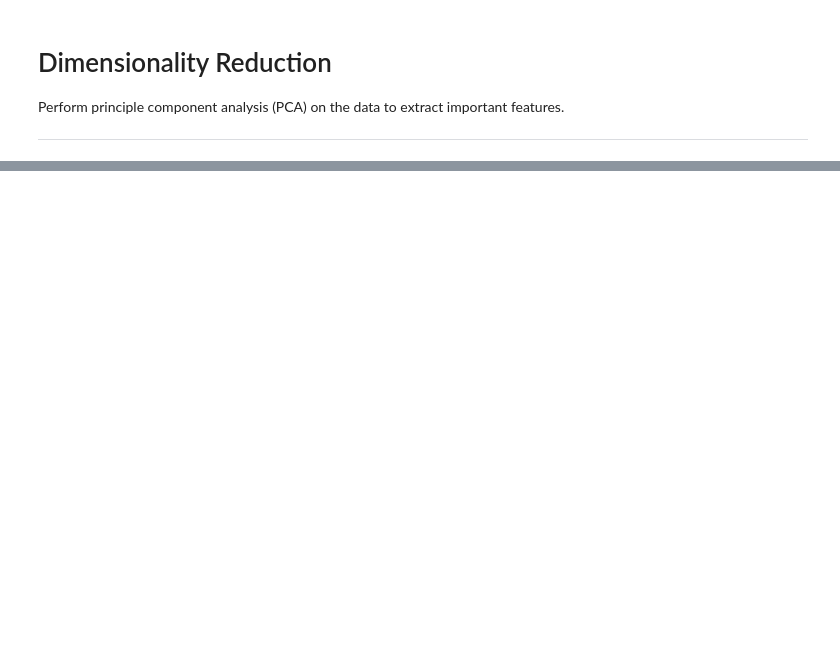
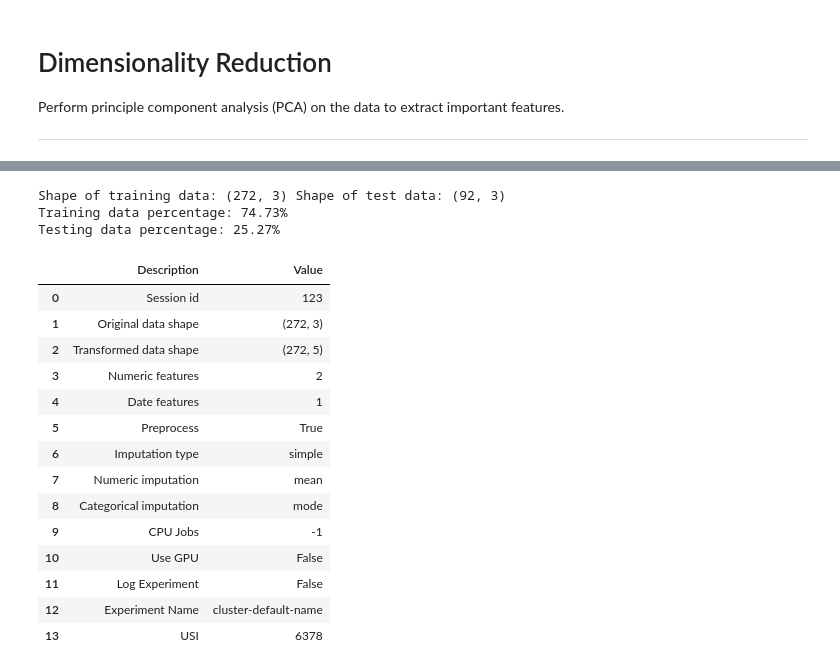
Before and after one commit to cjense/seasonal-icevelocity-prediction, a Jupyter notebook: notebooks/5_dimensionality_reduction.ipynb, the cells around one changed output, grey strips where cells are left out. Drawn from its saved outputs; the diff is of its cells as text; code cells hidden in the pictures; blank space fills up the shorter version.

```diff
--- a/notebooks/5_dimensionality_reduction.ipynb
+++ b/notebooks/5_dimensionality_reduction.ipynb
@@ -84,0 +13,3 @@ plt.ylabel('cumulative explained variance');
+# %%
+df = pd.read_csv('../data/clean/Middle_velocity_series_clean.csv')
+df.head()
@@ -84,0 +27,13 @@ plt.ylabel('cumulative explained variance');
+# %%
+# Rename velocityseries to velocity
+df = df.rename(columns={'VelocitySeries': 'velocity'})
+
+# create a sequence of numbers
+df['series'] = np.arange(1,len(df)+1)
+df['time'] = pd.to_datetime(df['time'])
+
+# drop unnecessary columns and re-arrange
+df = df[['series', 'time', 'velocity']]
+
+# check the head of the dataset
+df.head()
@@ -84,0 +47,39 @@ plt.ylabel('cumulative explained variance');
+# %%
+# split data into train-test set
+train = df[df['time'] < pd.to_datetime('06-01-2021')]
+test = df[df['time'] >= pd.to_datetime('06-01-2021')]
+
+# check shape
+print("Shape of training data:", train.shape, "Shape of test data:", test.shape)
+
+# calculate percentage
+train_percentage = (len(train) / len(df)) * 100
+test_percentage = (len(test) / len(df)) * 100
+
+print(f"Training data percentage: {train_percentage:.2f}%")
+print(f"Testing data percentage: {test_percentage:.2f}%")
+# %% [output]
+Shape of training data: (272, 3) Shape of test data: (92, 3)
+Training data percentage: 74.73%
+Testing data percentage: 25.27%
+# %%
+# initialize setup
+s = setup(data = train,
+          numeric_features = ['time', 'series'],
+          session_id = 123)
+# %% [output]
+|  | Description | Value |
+| 0 | Session id | 123 |
+| 1 | Original data shape | (272, 3) |
+| 2 | Transformed data shape | (272, 5) |
+| 3 | Numeric features | 2 |
+| 4 | Date features | 1 |
+| 5 | Preprocess | True |
+| 6 | Imputation type | simple |
+| 7 | Numeric imputation | mean |
+| 8 | Categorical imputation | mode |
+| 9 | CPU Jobs | -1 |
+| 10 | Use GPU | False |
+| 11 | Log Experiment | False |
+| 12 | Experiment Name | cluster-default-name |
+| 13 | USI | 6378 |
```
Also changed, not shown: parts of 16 cells of this notebook.
